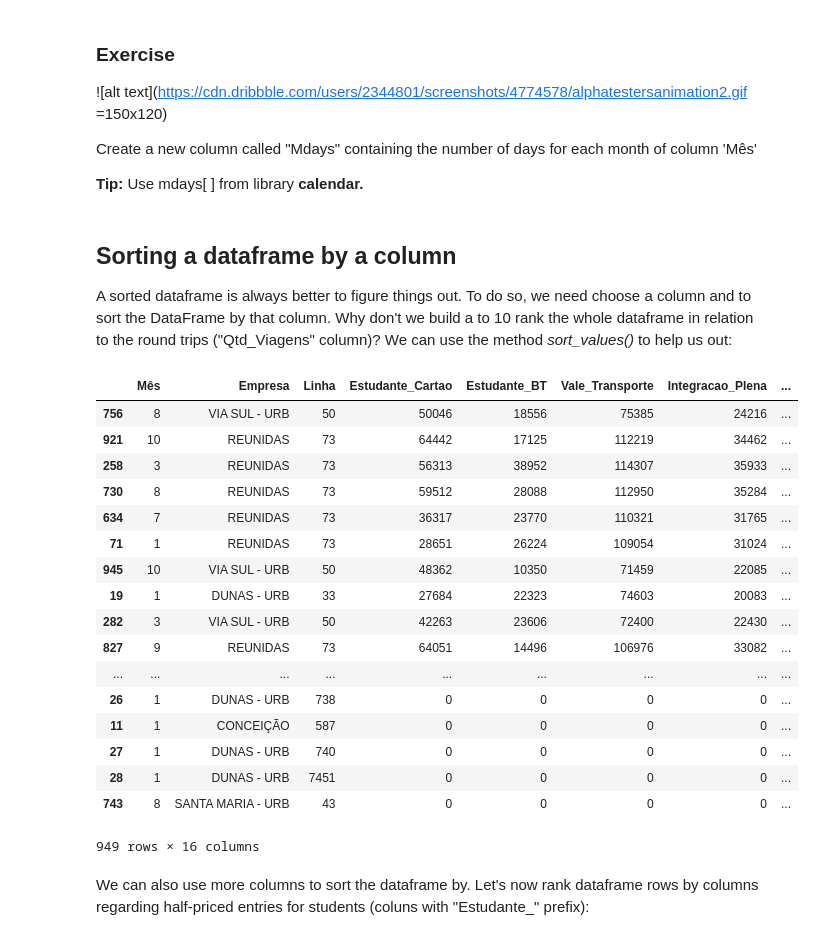
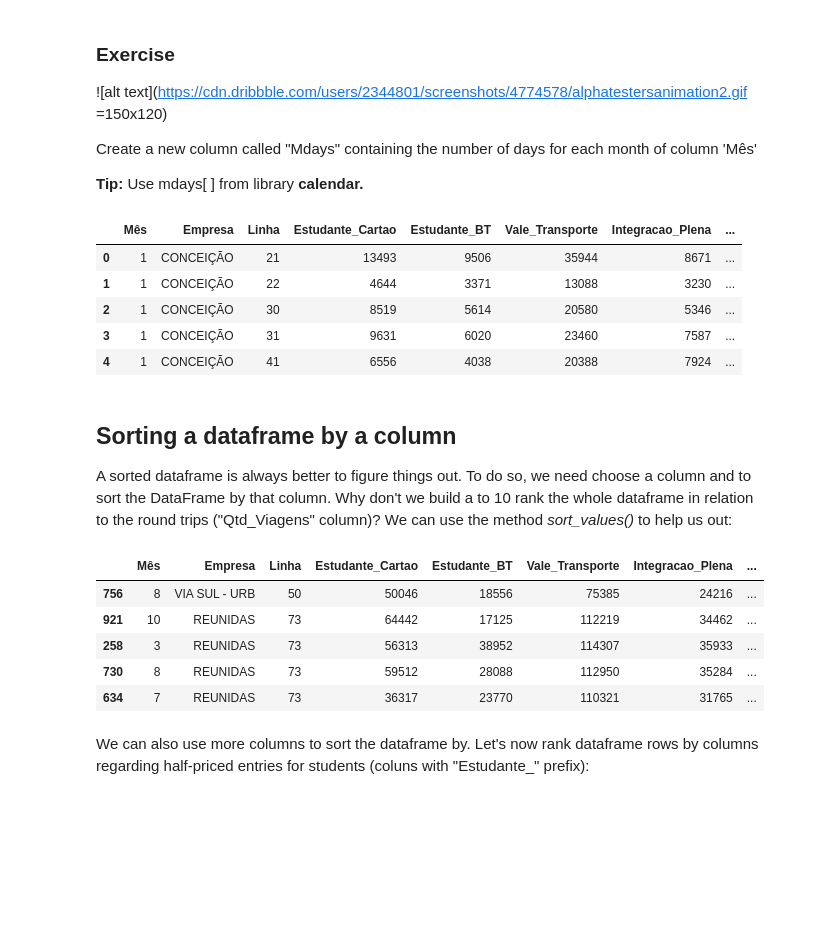
Before and after one commit to aguinaldoabbj/minicourse_flisol_natal_2019, a Jupyter notebook: extras/1_sol.ipynb, the cells around one changed output. Cells and saved outputs as stored; diff of their text form; code cells hidden in the pictures; blank space fills up the shorter version.

```diff
--- a/extras/1_sol.ipynb
+++ b/extras/1_sol.ipynb
@@ -397,0 +496,3 @@ Create a new column of your own by using any arithmetic operation involving the
+# %%
+df["Inteira_Total"] =   df['Inteira_Cartao'] + df['Inteira_Especie']
+df.head()
@@ -434,0 +542,3 @@ As you can see in previous steps, Pandas guessed the type *int64* for all numeri
+# %%
+df[df.columns.difference(['Empresa','Linhas'])] = df[df.columns.difference(['Empresa','Linhas'])].astype('int32')
+df.info(memory_usage='deep')
@@ -483,28 +609,27 @@ Create a new column called "Mdays" containing the number of days for each month
+# %%
+from calendar import mdays
+df['Mdays'] = df.Mês.apply(lambda x: mdays[x])
+df.head()
+# %% [output]
+|  | Mês | Empresa | Linha | Estudante_Cartao | Estudante_BT | Vale_Transporte | Integracao_Plena | ... |
+| 0 | 1 | CONCEIÇÃO | 21 | 13493 | 9506 | 35944 | 8671 | ... |
+| 1 | 1 | CONCEIÇÃO | 22 | 4644 | 3371 | 13088 | 3230 | ... |
+| 2 | 1 | CONCEIÇÃO | 30 | 8519 | 5614 | 20580 | 5346 | ... |
+| 3 | 1 | CONCEIÇÃO | 31 | 9631 | 6020 | 23460 | 7587 | ... |
+| 4 | 1 | CONCEIÇÃO | 41 | 6556 | 4038 | 20388 | 7924 | ... |
 # %% [markdown]
 ## Sorting a dataframe by a column
 
 A sorted dataframe is always better to figure things out. To do so, we need choose a column and to sort the DataFrame by that column. Why don't we build a to 10 rank the whole dataframe in relation to the round trips ("Qtd_Viagens" column)? We can use the method  *sort_values()* to help us out:
 # %%
-df.sort_values("Qtd_Viagens", ascending=False) # if ascending=False, the rank order will be descending
+df.sort_values("Qtd_Viagens", ascending=False).head() # if ascending=False, the rank order will be descending
 # %% [output]
 |  | Mês | Empresa | Linha | Estudante_Cartao | Estudante_BT | Vale_Transporte | Integracao_Plena | ... |
 | 756 | 8 | VIA SUL - URB | 50 | 50046 | 18556 | 75385 | 24216 | ... |
 | 921 | 10 | REUNIDAS | 73 | 64442 | 17125 | 112219 | 34462 | ... |
 | 258 | 3 | REUNIDAS | 73 | 56313 | 38952 | 114307 | 35933 | ... |
 | 730 | 8 | REUNIDAS | 73 | 59512 | 28088 | 112950 | 35284 | ... |
 | 634 | 7 | REUNIDAS | 73 | 36317 | 23770 | 110321 | 31765 | ... |
-| 71 | 1 | REUNIDAS | 73 | 28651 | 26224 | 109054 | 31024 | ... |
-| 945 | 10 | VIA SUL - URB | 50 | 48362 | 10350 | 71459 | 22085 | ... |
-| 19 | 1 | DUNAS - URB | 33 | 27684 | 22323 | 74603 | 20083 | ... |
-| 282 | 3 | VIA SUL - URB | 50 | 42263 | 23606 | 72400 | 22430 | ... |
-| 827 | 9 | REUNIDAS | 73 | 64051 | 14496 | 106976 | 33082 | ... |
-| ... | ... | ... | ... | ... | ... | ... | ... | ... |
-| 26 | 1 | DUNAS - URB | 738 | 0 | 0 | 0 | 0 | ... |
-| 11 | 1 | CONCEIÇÃO | 587 | 0 | 0 | 0 | 0 | ... |
-| 27 | 1 | DUNAS - URB | 740 | 0 | 0 | 0 | 0 | ... |
-| 28 | 1 | DUNAS - URB | 7451 | 0 | 0 | 0 | 0 | ... |
-| 743 | 8 | SANTA MARIA - URB | 43 | 0 | 0 | 0 | 0 | ... |
-949 rows × 16 columns
 # %% [markdown]
 We can also use more columns to sort the dataframe by. Let's now rank dataframe rows by columns regarding half-priced entries for students (coluns with "Estudante_" prefix):
 # %%
```
Also changed, not shown: parts of 53 cells of this notebook.
